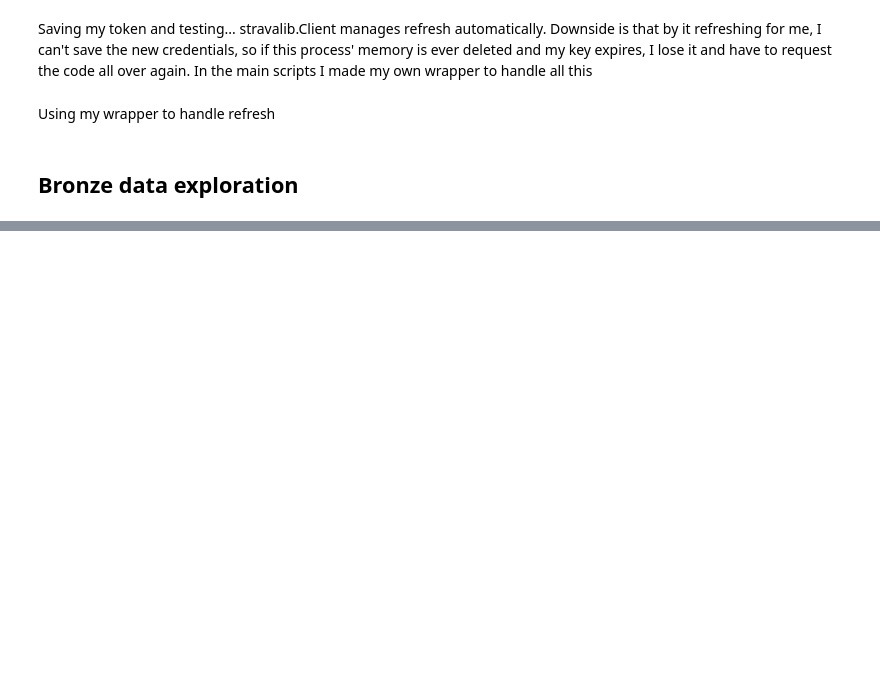
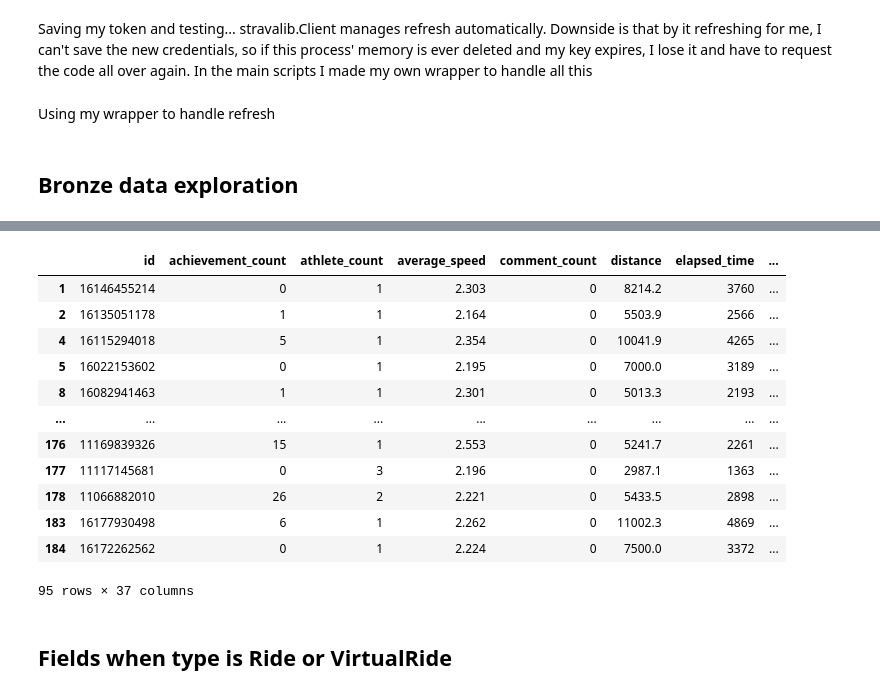
Before and after one commit to lhckb/strava-analysis, a Jupyter notebook: tests.ipynb, the cells around one changed output, grey strips where cells are left out. Cells and saved outputs as stored; diff of their text form; code cells hidden in the pictures; blank space fills up the shorter version.

```diff
--- a/tests.ipynb
+++ b/tests.ipynb
@@ -136,0 +262,3 @@ df.info()
+# %%
+df_run = df[df["sport_type"] == "Run"]
+df_run.info()
@@ -136,0 +285,9 @@ df.info()
+# %%
+df_run = df_run.drop([
+    "average_watts",
+    "max_watts",
+    "weighted_average_watts",
+],
+axis=1)
+
+df_run.info()
@@ -136,0 +312,18 @@ df.info()
+# %%
+df_run
+# %% [output]
+|  | id | achievement_count | athlete_count | average_speed | comment_count | distance | elapsed_time | ... |
+| 1 | 16146455214 | 0 | 1 | 2.303 | 0 | 8214.2 | 3760 | ... |
+| 2 | 16135051178 | 1 | 1 | 2.164 | 0 | 5503.9 | 2566 | ... |
+| 4 | 16115294018 | 5 | 1 | 2.354 | 0 | 10041.9 | 4265 | ... |
+| 5 | 16022153602 | 0 | 1 | 2.195 | 0 | 7000.0 | 3189 | ... |
+| 8 | 16082941463 | 1 | 1 | 2.301 | 0 | 5013.3 | 2193 | ... |
+| ... | ... | ... | ... | ... | ... | ... | ... | ... |
+| 176 | 11169839326 | 15 | 1 | 2.553 | 0 | 5241.7 | 2261 | ... |
+| 177 | 11117145681 | 0 | 3 | 2.196 | 0 | 2987.1 | 1363 | ... |
+| 178 | 11066882010 | 26 | 2 | 2.221 | 0 | 5433.5 | 2898 | ... |
+| 183 | 16177930498 | 6 | 1 | 2.262 | 0 | 11002.3 | 4869 | ... |
+| 184 | 16172262562 | 0 | 1 | 2.224 | 0 | 7500.0 | 3372 | ... |
+95 rows × 37 columns
+# %% [markdown]
+## Fields when type is Ride or VirtualRide
```
Also changed, not shown: parts of 32 cells of this notebook, 18 other files.
